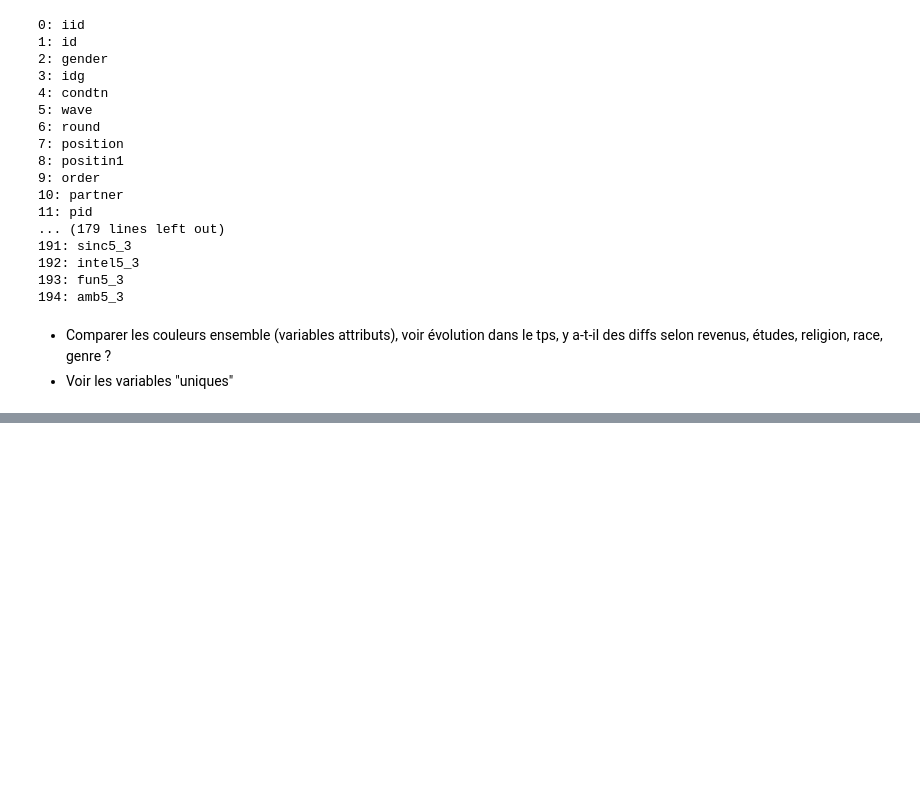
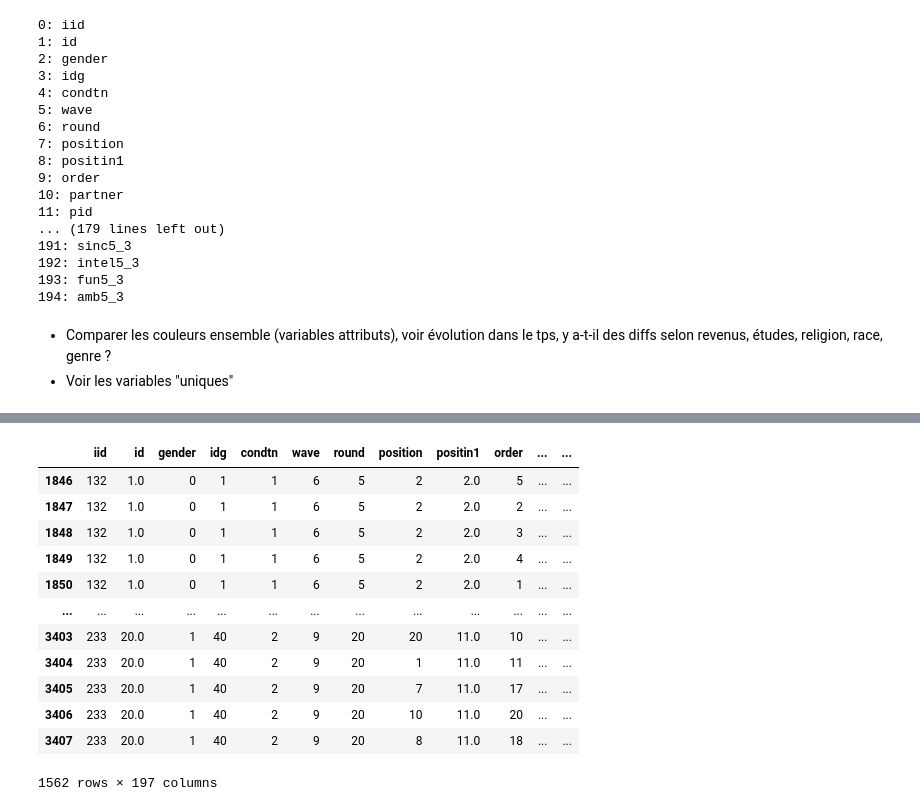
Before and after one commit to Brice601/Fullstack, a Jupyter notebook: EDA/5-ProjetSpeedDating/Project_speed_dating.ipynb, the cells around one changed output, grey strips where cells are left out. Drawn from its saved outputs; the diff is of its cells as text; code cells hidden in the pictures; blank space fills up the shorter version.

Commit message:
renormalisation vagues 6 à- 9

```diff
--- a/EDA/5-ProjetSpeedDating/Project_speed_dating.ipynb
+++ b/EDA/5-ProjetSpeedDating/Project_speed_dating.ipynb
@@ -81,0 +112,21 @@ fig_gender_race.show()
+# %%
+# les vagues 6 à 9 vont être harmonisées. min 6 à max 60 si x10, 1 => 0 et 10 => 9, amplitude 10 - 1 = 9
+
+df1 = df.copy()
+
+wav6_9 = df1["wave"].between(6, 9)
+df1[wav6_9]
+# %% [output]
+|  | iid | id | gender | idg | condtn | wave | round | position | positin1 | order | ... | ... |
+| 1846 | 132 | 1.0 | 0 | 1 | 1 | 6 | 5 | 2 | 2.0 | 5 | ... | ... |
+| 1847 | 132 | 1.0 | 0 | 1 | 1 | 6 | 5 | 2 | 2.0 | 2 | ... | ... |
+| 1848 | 132 | 1.0 | 0 | 1 | 1 | 6 | 5 | 2 | 2.0 | 3 | ... | ... |
+| 1849 | 132 | 1.0 | 0 | 1 | 1 | 6 | 5 | 2 | 2.0 | 4 | ... | ... |
+| 1850 | 132 | 1.0 | 0 | 1 | 1 | 6 | 5 | 2 | 2.0 | 1 | ... | ... |
+| ... | ... | ... | ... | ... | ... | ... | ... | ... | ... | ... | ... | ... |
+| 3403 | 233 | 20.0 | 1 | 40 | 2 | 9 | 20 | 20 | 11.0 | 10 | ... | ... |
+| 3404 | 233 | 20.0 | 1 | 40 | 2 | 9 | 20 | 1 | 11.0 | 11 | ... | ... |
+| 3405 | 233 | 20.0 | 1 | 40 | 2 | 9 | 20 | 7 | 11.0 | 17 | ... | ... |
+| 3406 | 233 | 20.0 | 1 | 40 | 2 | 9 | 20 | 10 | 11.0 | 20 | ... | ... |
+| 3407 | 233 | 20.0 | 1 | 40 | 2 | 9 | 20 | 8 | 11.0 | 18 | ... | ... |
+1562 rows × 197 columns
```
Also changed, not shown: parts of 9 cells of this notebook, 2 other files.
